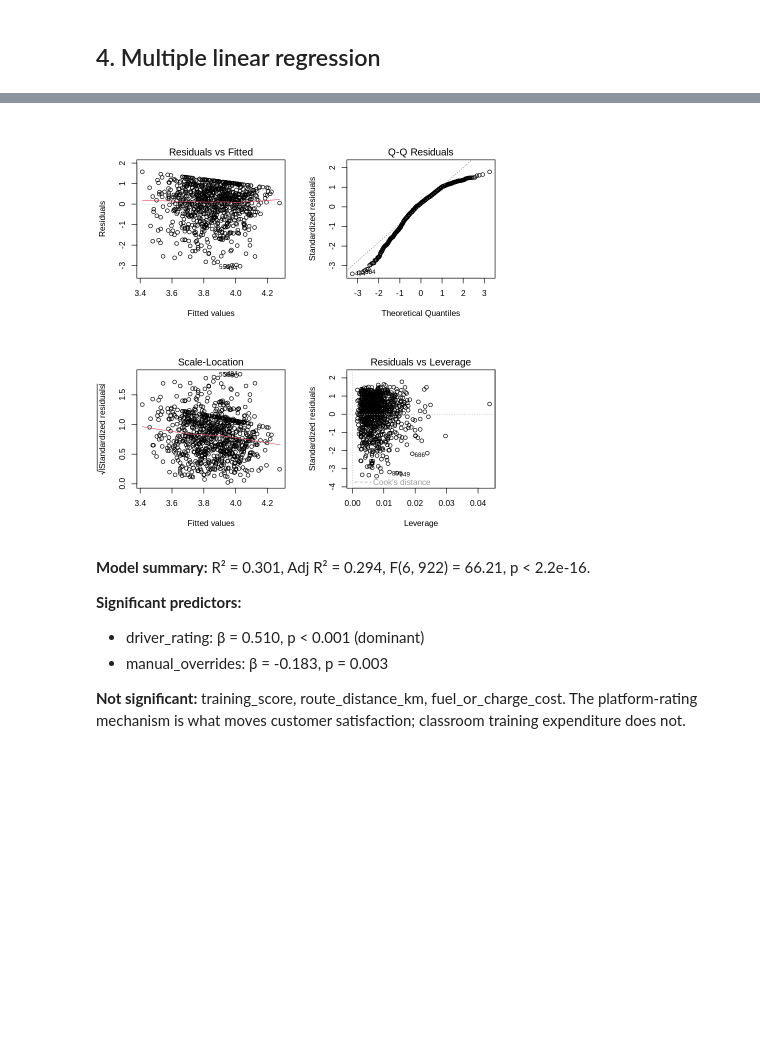
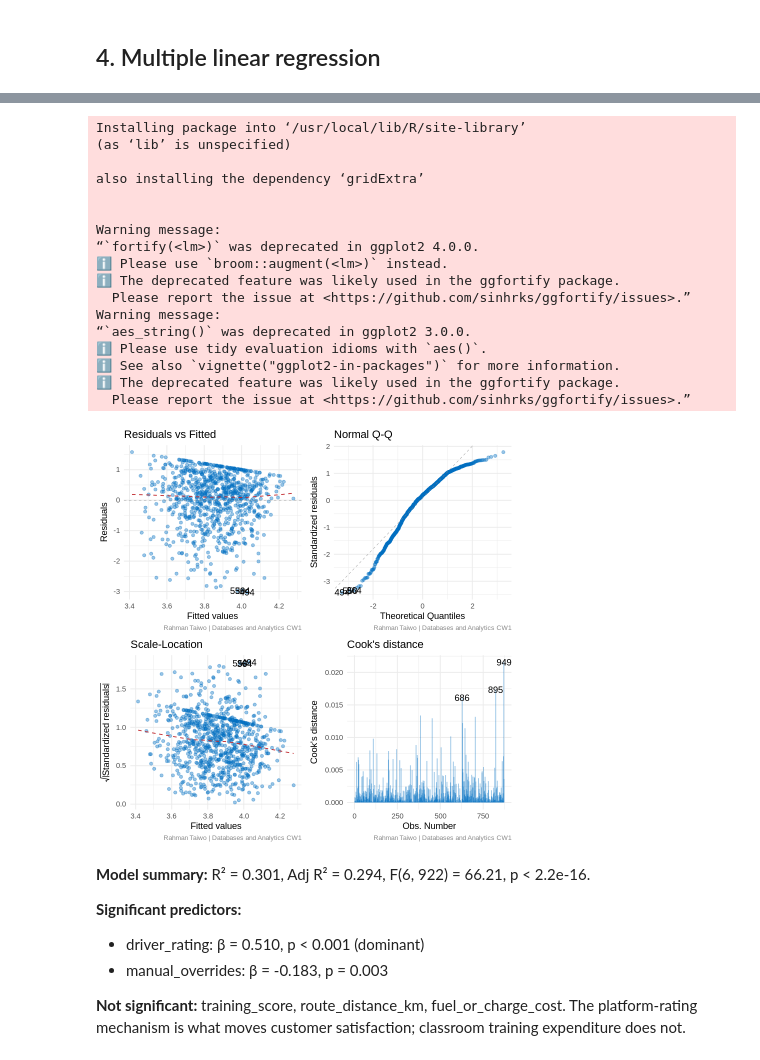
Before and after one commit to taiwoas1/Rahman-Taiwo-Database-and-Analytics, a Jupyter notebook: 02_r_analytics.ipynb, the cells around one changed output, grey strips where cells are left out. Drawn from its saved outputs; the diff is of its cells as text; code cells hidden in the pictures; blank space fills up the shorter version.

```diff
--- a/02_r_analytics.ipynb
+++ b/02_r_analytics.ipynb
@@ -189,12 +203,38 @@ A tibble: 1 × 12
 | r.squared | adj.r.squared | sigma | statistic | p.value | df | logLik | AIC | BIC | deviance | ... |
 | <dbl> | <dbl> | <dbl> | <dbl> | <dbl> | <dbl> | <dbl> | <dbl> | <dbl> | <dbl> | ... |
 | 0.02824681 | 0.02149853 | 0.8902482 | 4.185776 | 0.0003696653 | 6 | -1131.123 | 2278.247 | 2316.404 | 684.7562 | ... |
-# %%
-# Residual diag
-par(mfrow = c(2, 2))
-plot(model)
-# %% [output]
-[figure, removed]
+# %%
+install.packages('ggfortify')
+library(ggfortify)
+
+autoplot(model,
+         which  = 1:4,
+         colour = '#0070C0',
+         smooth.colour = '#C1292E',
+         smooth.linetype = 'dashed',
+         alpha  = 0.4) +
+  theme_minimal() +
+  labs(caption = 'Rahman Taiwo | Databases and Analytics CW1') +
+  theme(plot.caption = element_text(size = 8, colour = '#888888'))
+# %% [output]
+Installing package into ‘/usr/local/lib/R/site-library’
+(as ‘lib’ is unspecified)
+
+also installing the dependency ‘gridExtra’
+
+
+Warning message:
+“`fortify(<lm>)` was deprecated in ggplot2 4.0.0.
+ℹ Please use `broom::augment(<lm>)` instead.
+ℹ The deprecated feature was likely used in the ggfortify package.
+  Please report the issue at <https://github.com/sinhrks/ggfortify/issues>.”
+Warning message:
+“`aes_string()` was deprecated in ggplot2 3.0.0.
+ℹ Please use tidy evaluation idioms with `aes()`.
+ℹ See also `vignette("ggplot2-in-packages")` for more information.
+ℹ The deprecated feature was likely used in the ggfortify package.
+  Please report the issue at <https://github.com/sinhrks/ggfortify/issues>.”
+[figure, added]
 # %% [markdown]
 **Model summary:** R² = 0.301, Adj R² = 0.294, F(6, 922) = 66.21, p < 2.2e-16.
 
```
Also changed, not shown: parts of 6 cells of this notebook.
